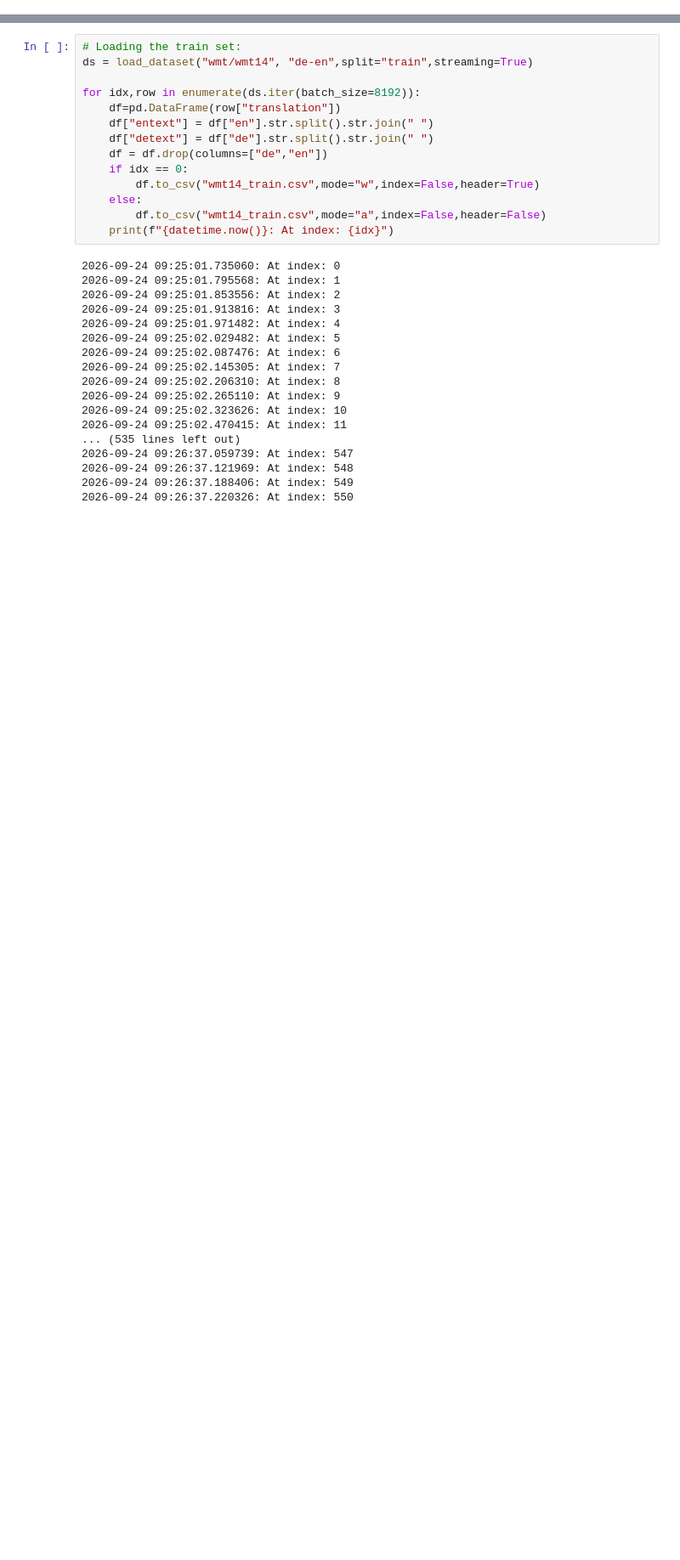
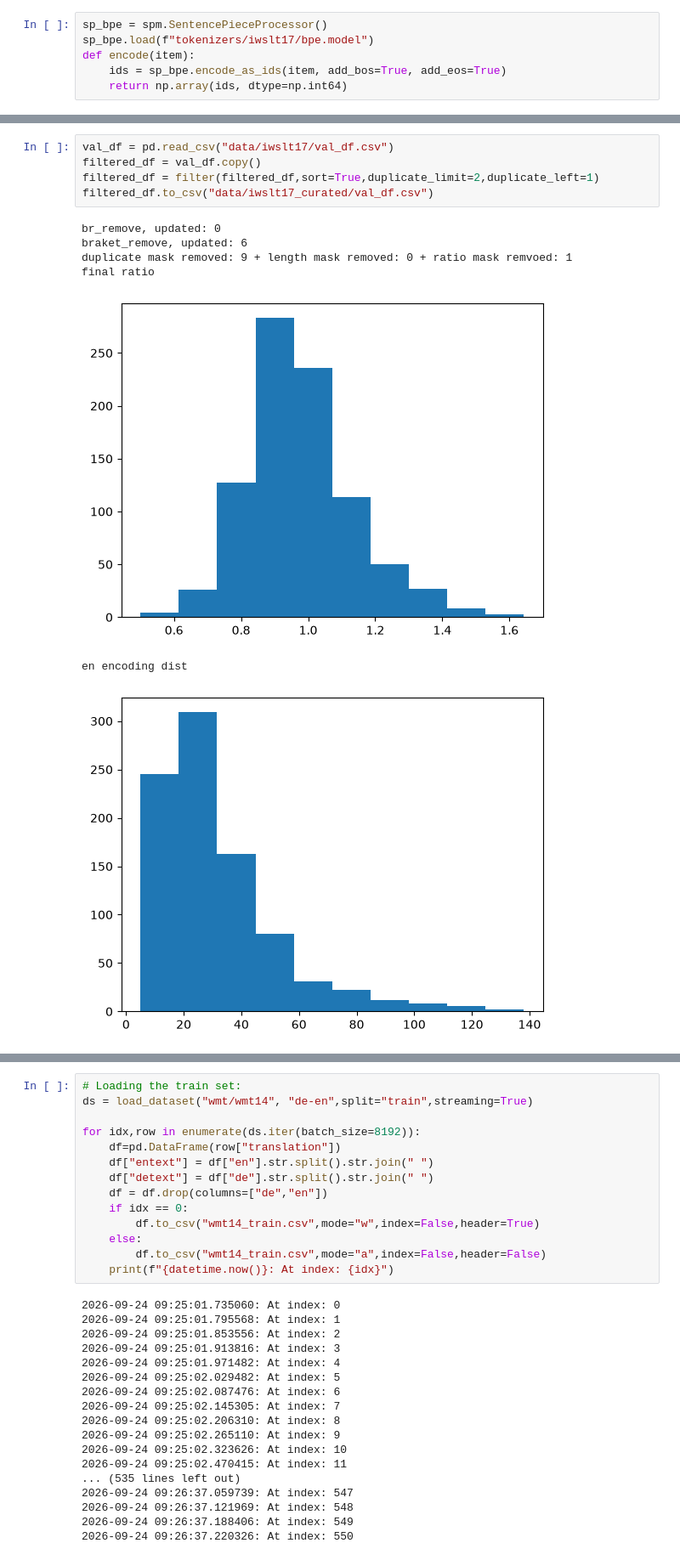
Before and after one commit to maminsed/Attention-is-All-You-Need, a Jupyter notebook: data.ipynb, the cells around one changed output, grey strips where cells are left out. Shown at 85% size. Saved outputs shown, nothing was run; the diff lists cells and outputs as text; blank space fills up the shorter version.

Commit message:
feat: initial setup in datsci cluster (for iwslt17)

```diff
--- a/data.ipynb
+++ b/data.ipynb
@@ -10,0 +198,6 @@ Warning: You are sending unauthenticated requests to the HF Hub. Please set a HF
+# %%
+sp_bpe = spm.SentencePieceProcessor()
+sp_bpe.load(f"tokenizers/iwslt17/bpe.model")
+def encode(item):
+    ids = sp_bpe.encode_as_ids(item, add_bos=True, add_eos=True)
+    return np.array(ids, dtype=np.int64)
@@ -10,0 +255,13 @@ Warning: You are sending unauthenticated requests to the HF Hub. Please set a HF
+# %%
+val_df = pd.read_csv("data/iwslt17/val_df.csv")
+filtered_df = val_df.copy()
+filtered_df = filter(filtered_df,sort=True,duplicate_limit=2,duplicate_left=1)
+filtered_df.to_csv("data/iwslt17_curated/val_df.csv")
+# %% [output]
+br_remove, updated: 0
+braket_remove, updated: 6
+duplicate mask removed: 9 + length mask removed: 0 + ratio mask remvoed: 1
+final ratio
+[figure, added]
+en encoding dist
+[figure, added]
```
Also changed, not shown: parts of 19 cells of this notebook, 4 other files.
